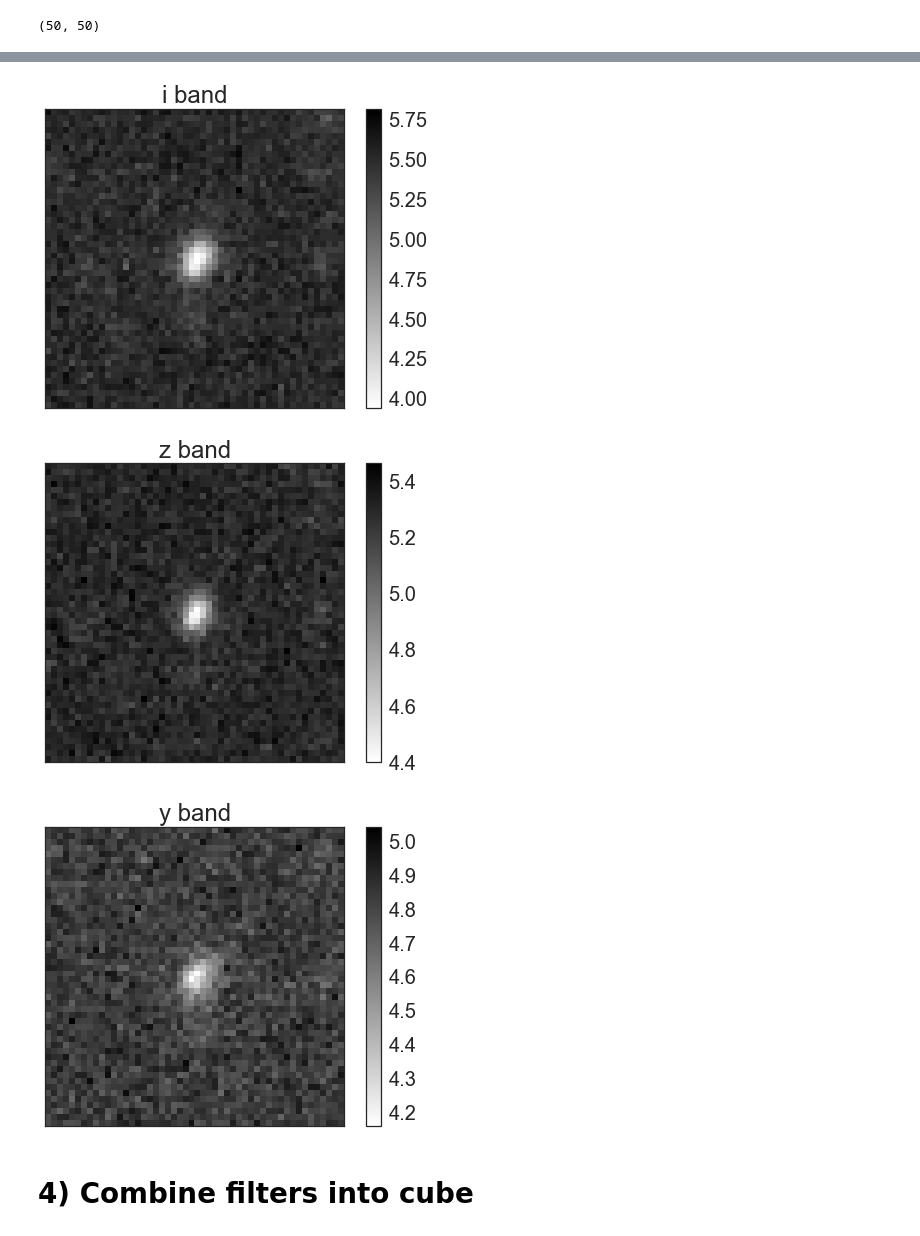
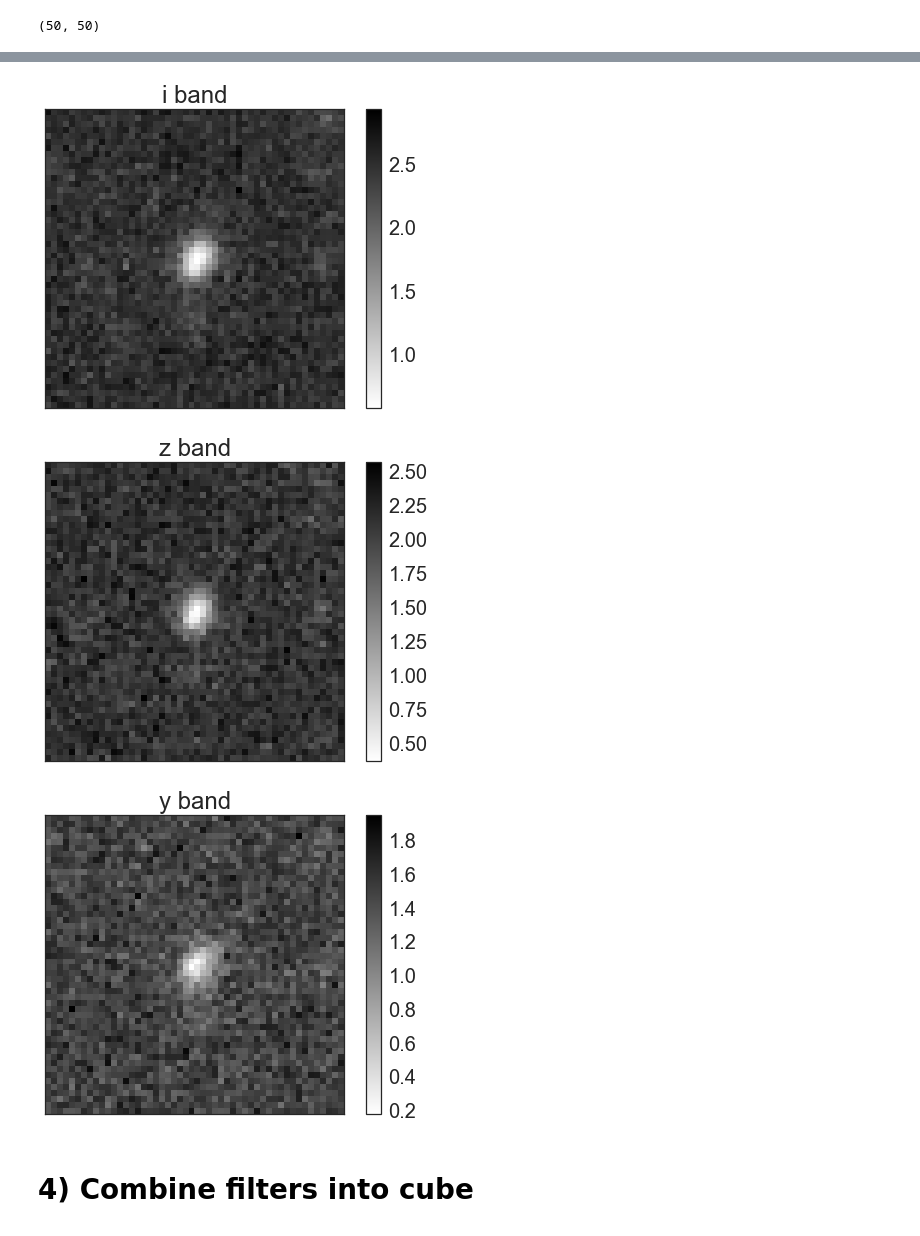
Before and after one commit to yluo54301/dwarf_photo-z, a Jupyter notebook: dwarfz/DNN/keras_prototype.ipynb, the cells around one changed output, grey strips where cells are left out. Saved outputs shown, nothing was run; the diff lists cells and outputs as text; code cells hidden in the pictures.

Commit message:
improve asinh scaling - estimate softening from data

```diff
--- a/dwarfz/DNN/keras_prototype.ipynb
+++ b/dwarfz/DNN/keras_prototype.ipynb
@@ -106,0 +132,20 @@ image_plotter(np.log(image))
+# %%
+def apply_stretch(image):
+    """This should ideally be applied on the *full*, non-cutout image,
+    in order to best estimate the softening parameter, b.
+
+    That said, when creating a training set, you should estimate the
+    softening parameter from the same image size as you will be using
+    for your final application set.  Said another way, if your training
+    set images are 100x100, but you are planning to apply your DNN to
+    50x50 images, you should cutout your training images to 50x50
+    *before* you estimate the softening.
+
+    The softening parameter would like the largest image possible,
+    but its more important that the neural network gets a representative
+    training set."""
+    b = np.abs(np.min(image))
+    image_stretched = asinh_stretch(image, b)
+    return image_stretched
+# %%
+image_stretched = apply_stretch(image)
@@ -106,0 +162,9 @@ image_plotter(np.log(image))
+# %%
+for band in bands:
+    image = get_image(HSC_id, band)
+    image_stretched = apply_stretch(image)
+
+    plt.figure()
+    image_plotter(image_stretched, reverse_cmap=True)
+    plt.title("{} band".format(band))
+    plt.colorbar()
@@ -123,7 +193,7 @@ def get_cutout(image, cutout_size = default_image_size):
 
     return cutout
 # %%
-cutout = get_cutout(image)
+cutout = get_cutout(image_stretched)
 cutout.shape
 # %% [output]
 (50, 50)
@@ -163,11 +204,11 @@ image_plotter(cutout_stretched, reverse_cmap=True)
 # %%
 for band in bands:
     image = get_image(HSC_id, band)
-    cutout = get_cutout(image)
-    cutout_stretched = asinh_stretch(cutout, np.max(image)/4, np.median(image))
+    image_stretched = apply_stretch(image)
+    cutout = get_cutout(image_stretched)
 
     plt.figure()
-    image_plotter(cutout_stretched, reverse_cmap=True)
+    image_plotter(cutout, reverse_cmap=True)
     plt.title("{} band".format(band))
     plt.colorbar()
 # %% [output]
@@ -176,6 +217,6 @@ for band in bands:
-[figure, old version]
+[figure, new version]
-[figure, old version]
+[figure, new version]
-[figure, old version]
+[figure, new version]
 # %% [markdown]
 # 4) Combine filters into cube
 # %%
```
Also changed, not shown: parts of 25 cells of this notebook.
